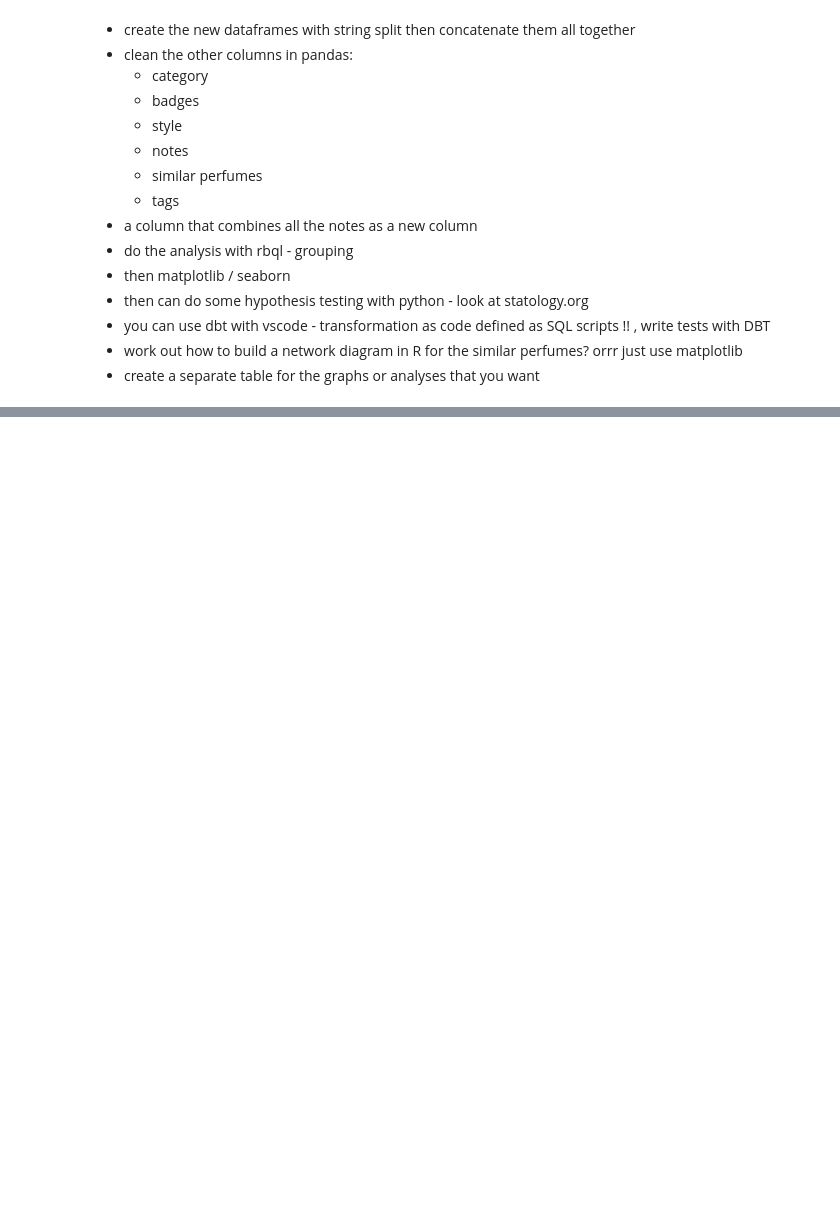
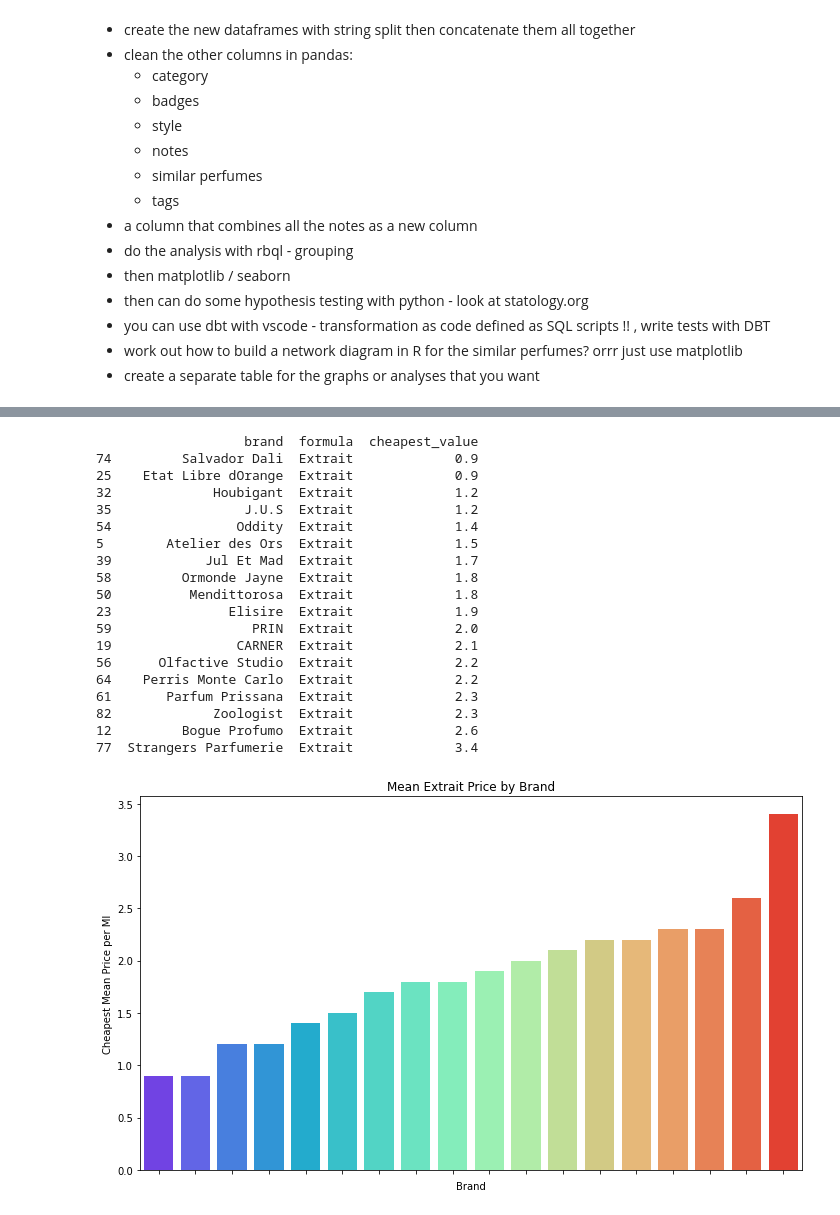
Before and after one commit to emm-sam/Perfume-Analytics, a Jupyter notebook: data_cleaning.ipynb, the cells around one changed output, grey strips where cells are left out. Saved outputs shown, nothing was run; the diff lists cells and outputs as text; code cells hidden in the pictures; blank space fills up the shorter version.

```diff
--- a/data_cleaning.ipynb
+++ b/data_cleaning.ipynb
@@ -204,0 +318,34 @@ df_prices
+# %%
+
+rainbow_palette = sns.color_palette("rainbow", len(parfum))
+print(parfum)
+plt.figure(figsize=(10, 6))
+sns.barplot(data=parfum, x='brand', y='cheapest_value', palette=rainbow_palette)
+plt.xlabel('Brand')
+plt.ylabel('Cheapest Mean Price per Ml')
+plt.title('Mean Extrait Price by Brand')
+plt.xticks(rotation=45)
+plt.gca().set_xticklabels([])
+plt.tight_layout()
+plt.show()
+# %% [output]
+                   brand  formula  cheapest_value
+74         Salvador Dali  Extrait             0.9
+25    Etat Libre dOrange  Extrait             0.9
+32             Houbigant  Extrait             1.2
+35                 J.U.S  Extrait             1.2
+54                Oddity  Extrait             1.4
+5        Atelier des Ors  Extrait             1.5
+39            Jul Et Mad  Extrait             1.7
+58         Ormonde Jayne  Extrait             1.8
+50          Mendittorosa  Extrait             1.8
+23               Elisire  Extrait             1.9
+59                  PRIN  Extrait             2.0
+19                CARNER  Extrait             2.1
+56      Olfactive Studio  Extrait             2.2
+64    Perris Monte Carlo  Extrait             2.2
+61       Parfum Prissana  Extrait             2.3
+82             Zoologist  Extrait             2.3
+12         Bogue Profumo  Extrait             2.6
+77  Strangers Parfumerie  Extrait             3.4
+[figure, added]
```
Also changed, not shown: parts of 9 cells of this notebook.
